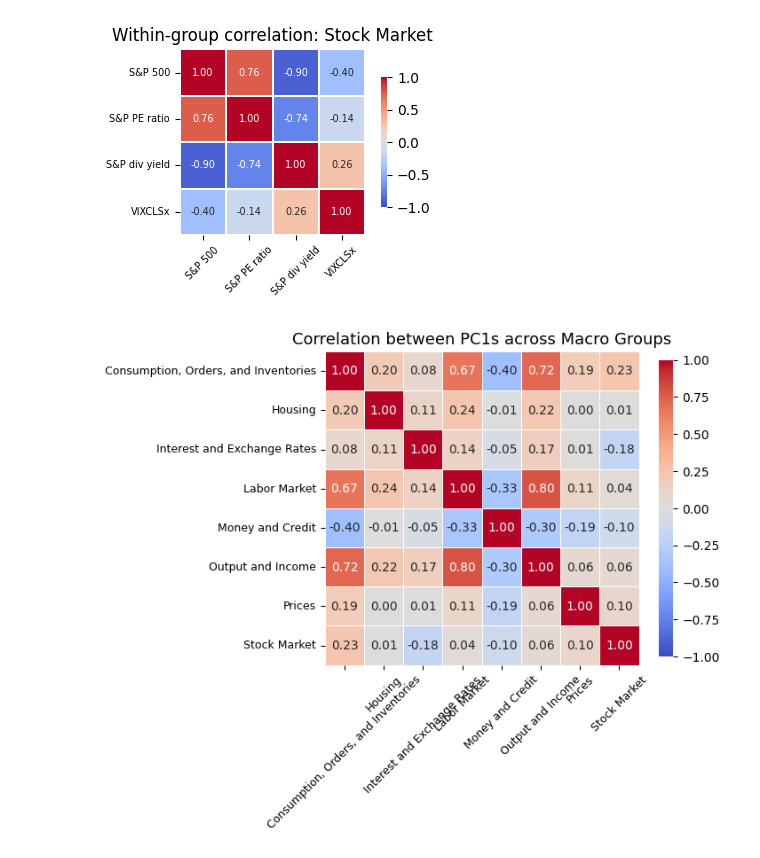
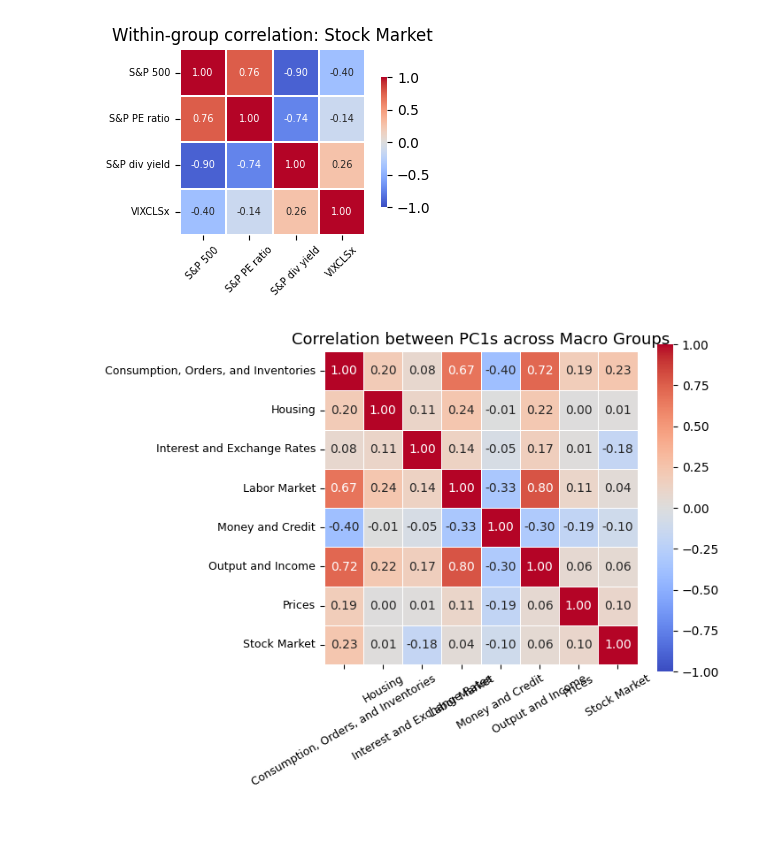
Before and after one commit to myliusen/TIO4900-Replication, a Jupyter notebook: notebooks/eda.ipynb, the cells around one changed output. Cells and saved outputs as stored; diff of their text form; code cells hidden in the pictures; blank space fills up the shorter version.

```diff
--- a/notebooks/eda.ipynb
+++ b/notebooks/eda.ipynb
@@ -213,46 +213,62 @@ for g in groups:
 [figure]
 [figure]
 # %%
-
 import numpy as np
 import pandas as pd
 import matplotlib.pyplot as plt
 import seaborn as sns
 from sklearn.decomposition import PCA
+from textwrap import fill
 
 fred = X["fred"].copy()
 group_level = 0
 
 # Standardize each series
 fred_std = fred.copy()
 for g in fred.columns.get_level_values(group_level).unique():
     cols = fred.columns[fred.columns.get_level_values(group_level) == g]
     block = fred.loc[:, cols]
     mu = block.mean(axis=0)
     sd = block.std(axis=0, ddof=0).replace(0, np.nan)
     fred_std.loc[:, cols] = (block - mu) / sd
 fred_std = fred_std.fillna(0.0)
 
 # Extract PC1 for each macro group
 pc1_dict = {}
 for g in fred_std.columns.get_level_values(group_level).unique():
     block = fred_std.loc[:, fred_std.columns.get_level_values(group_level) == g].values
     pca = PCA(n_components=1)
     pc1 = pca.fit_transform(block).flatten()
     pc1_dict[g] = pc1
 
 pc1_df = pd.DataFrame(pc1_dict, index=fred_std.index)
 
 # Correlation heatmap between PC1s
 corr = pc1_df.corr()
-fig, ax = plt.subplots(figsize=(max(6, len(corr) * 0.9), max(5, len(corr) * 0.8)))
-sns.heatmap(corr, ax=ax, annot=True, fmt=".2f", cmap="coolwarm",
-            vmin=-1, vmax=1, linewidths=0.4, square=True,
-            cbar_kws={"shrink": 0.75})
+n_groups = len(corr)
+max_label_len = max(len(str(c)) for c in corr.columns)
+fig_w = max(7.5, 0.85 * n_groups + 0.09 * max_label_len * n_groups)
+fig_h = max(5.5, 0.9 * n_groups)
+
+fig, ax = plt.subplots(figsize=(fig_w, fig_h))
+sns.heatmap(
+    corr,
+    ax=ax,
+    annot=True,
+    fmt=".2f",
+    cmap="coolwarm",
+    vmin=-1,
+    vmax=1,
+    linewidths=0.4,
+    square=True,
+    cbar_kws={"shrink": 0.75}
+ )
+
+wrapped_labels = [fill(str(lbl), width=18) for lbl in corr.columns]
+ax.set_xticklabels(wrapped_labels, rotation=35, ha="right", rotation_mode="anchor", fontsize=9)
+ax.set_yticklabels(wrapped_labels, rotation=0, fontsize=9)
 ax.set_title("Correlation between PC1s across Macro Groups", fontsize=13)
-ax.tick_params(axis='x', rotation=45, labelsize=9)
-ax.tick_params(axis='y', rotation=0, labelsize=9)
 plt.tight_layout()
 plt.show()
 # %% [output]
-[figure, old version]
+[figure, new version]
```
Also changed, not shown: parts of 2 cells of this notebook, 10 other files.
